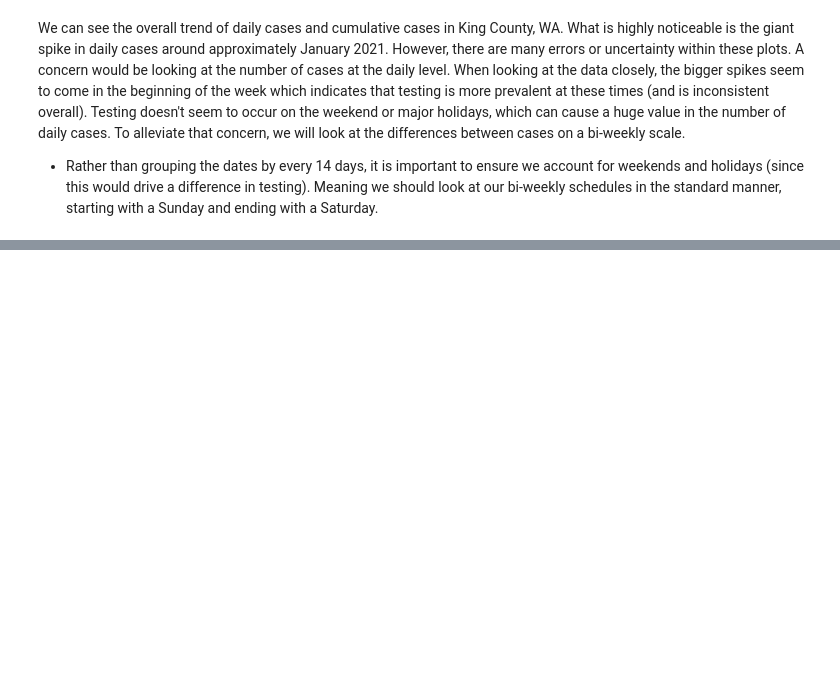
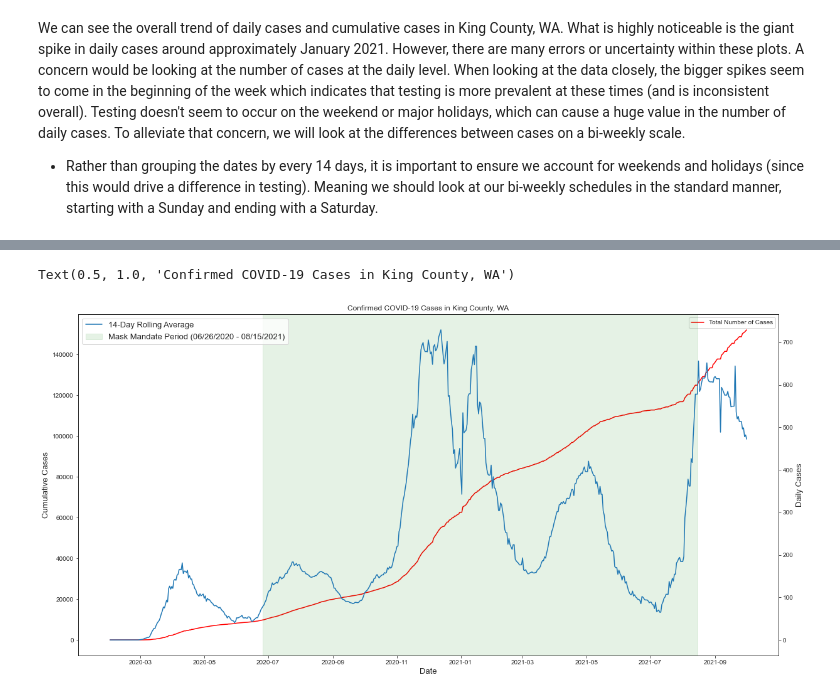
Before and after one commit to reginamaee/data-512-project, a Jupyter notebook: Project.ipynb, the cells around one changed output, grey strips where cells are left out. Drawn from its saved outputs; the diff is of its cells as text; code cells hidden in the pictures; blank space fills up the shorter version.

```diff
--- a/Project.ipynb
+++ b/Project.ipynb
@@ -362,0 +379,3 @@ kc_cases
+# %%
+kc_cases['rolling_avg'] = kc_cases.rolling(14, min_periods=1)['daily_cases'].mean()
+kc_cases
@@ -362,0 +396,17 @@ kc_cases
+# %%
+fig, ax1 = plt.subplots(figsize=(20,10))
+ax2 = ax1.twinx()
+sns.set_style('ticks')
+sns.lineplot(x="new_date_format", y="cases", data = kc_cases, ax=ax1, color='red', label='Total Number of Cases')
+sns.lineplot(x="new_date_format", y="rolling_avg", data = kc_cases, ax=ax2, label='14-Day Rolling Average')
+#sns.lineplot(x="new_date_format", y="average_number_of_cases", data=kc_cases_bi_weekly, ax=ax2, label="Bi-Weekly Average")
+plt.axvspan(min(kc_mask_mandates['new_date_format']), max(kc_mask_mandates['new_date_format']), color='green', alpha=0.1, label='Mask Mandate Period (06/26/2020 - 08/15/2021)')
+ax1.set_xlabel('Date', fontsize=13)
+ax1.set_ylabel('Cumulative Cases', fontsize=13)
+ax2.set_ylabel('Daily Cases', fontsize=13)
+ax2.legend(loc=1, fontsize=13)
+plt.legend(fontsize=13, loc=2)
+plt.title("Confirmed COVID-19 Cases in King County, WA")
+# %% [output]
+Text(0.5, 1.0, 'Confirmed COVID-19 Cases in King County, WA')
+[figure, added]
```
Also changed, not shown: parts of 27 cells of this notebook, 1 other file.
